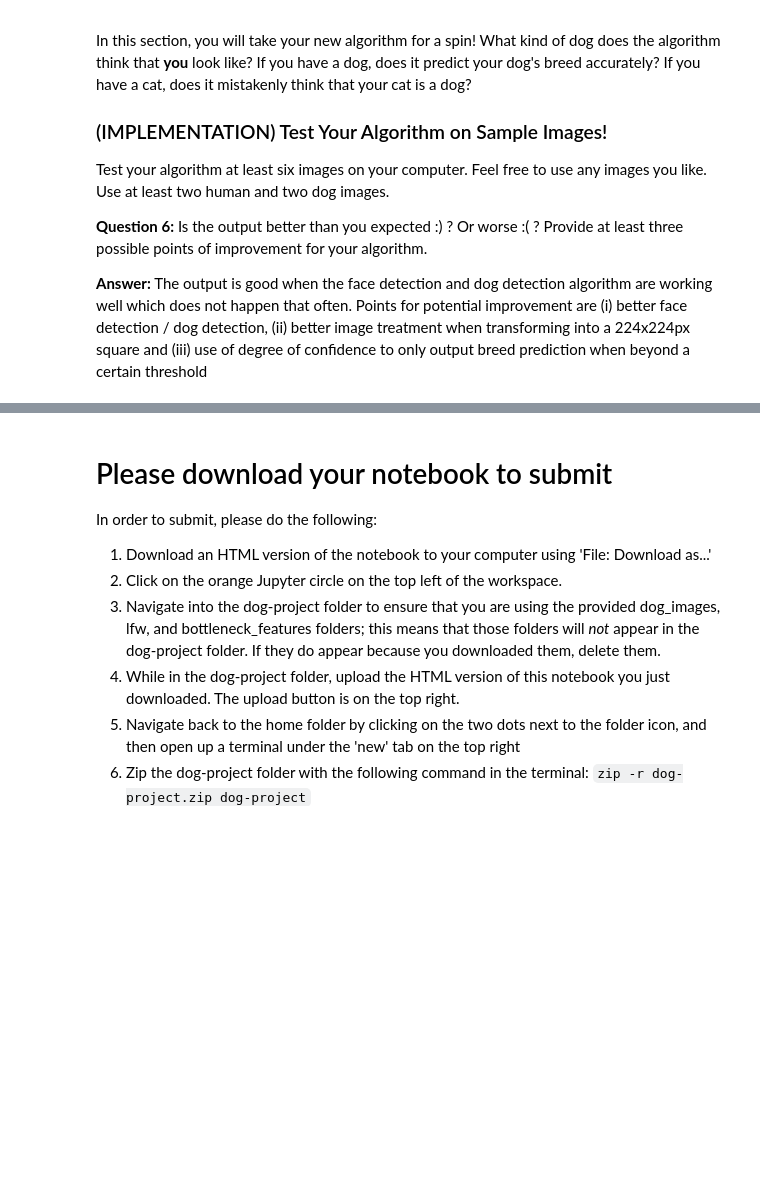
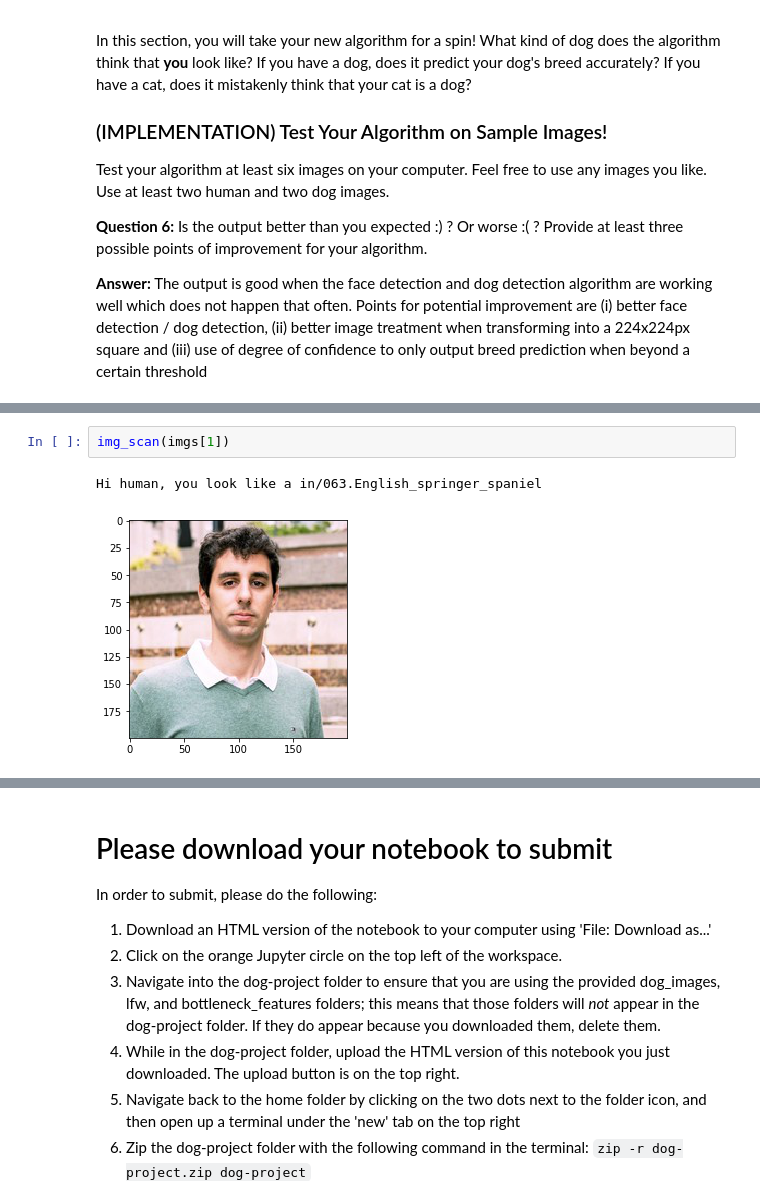
Before and after one commit to fczapski/dog-project, a Jupyter notebook: dog_app.ipynb, the cells around one changed output, grey strips where cells are left out. Drawn from its saved outputs; the diff is of its cells as text; blank space fills up the shorter version.

```diff
--- a/dog_app.ipynb
+++ b/dog_app.ipynb
@@ -760,0 +768,5 @@ Hi human, you look like a in/014.Basenji
+# %%
+img_scan(imgs[1])
+# %% [output]
+Hi human, you look like a in/063.English_springer_spaniel
+[figure, added]
```
Also changed, not shown: parts of 18 cells of this notebook, 7 other files.
